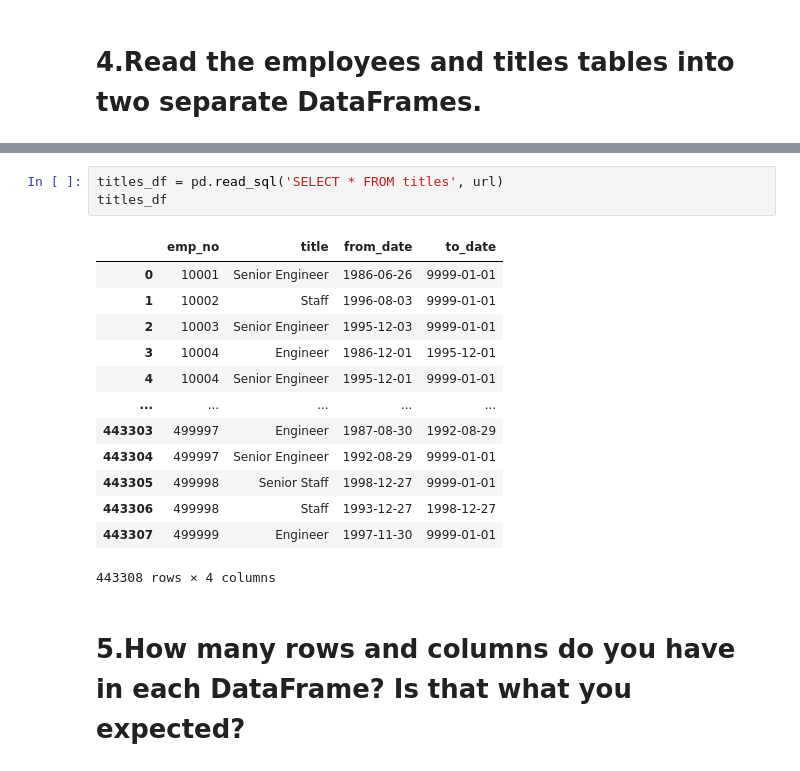
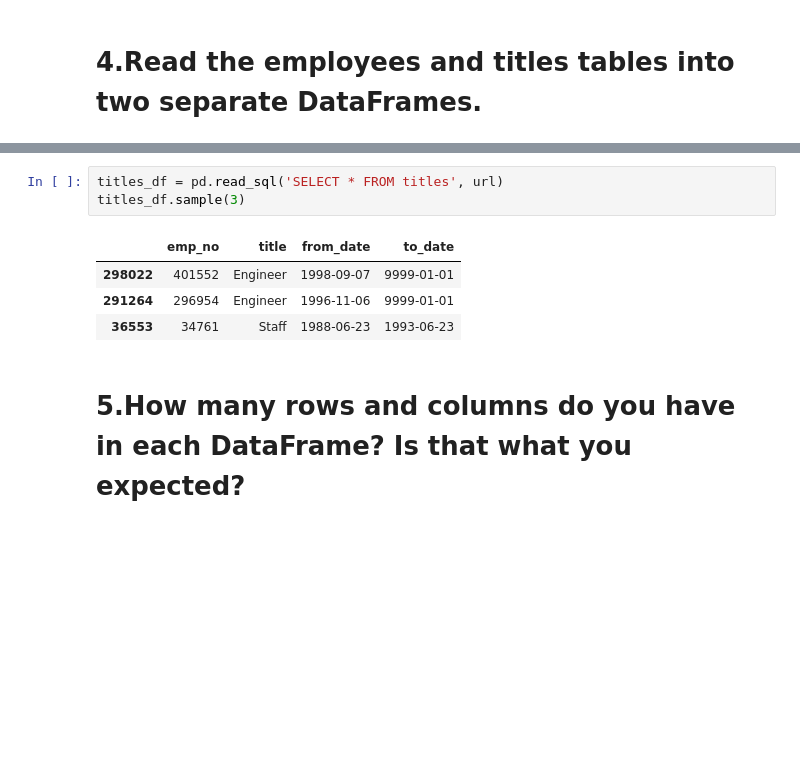
Before and after one commit to Olivert75/numpy-pandas-visualization-exercises, a Jupyter notebook: advanced_dataframes.ipynb, the cells around one changed output, grey strips where cells are left out. Drawn from its saved outputs; the diff is of its cells as text; blank space fills up the shorter version.

```diff
--- a/advanced_dataframes.ipynb
+++ b/advanced_dataframes.ipynb
@@ -73,20 +66,11 @@ emp_df
 # %%
 titles_df = pd.read_sql('SELECT * FROM titles', url)
-titles_df
+titles_df.sample(3)
 # %% [output]
 |  | emp_no | title | from_date | to_date |
-| 0 | 10001 | Senior Engineer | 1986-06-26 | 9999-01-01 |
-| 1 | 10002 | Staff | 1996-08-03 | 9999-01-01 |
-| 2 | 10003 | Senior Engineer | 1995-12-03 | 9999-01-01 |
-| 3 | 10004 | Engineer | 1986-12-01 | 1995-12-01 |
-| 4 | 10004 | Senior Engineer | 1995-12-01 | 9999-01-01 |
-| ... | ... | ... | ... | ... |
-| 443303 | 499997 | Engineer | 1987-08-30 | 1992-08-29 |
-| 443304 | 499997 | Senior Engineer | 1992-08-29 | 9999-01-01 |
-| 443305 | 499998 | Senior Staff | 1998-12-27 | 9999-01-01 |
-| 443306 | 499998 | Staff | 1993-12-27 | 1998-12-27 |
-| 443307 | 499999 | Engineer | 1997-11-30 | 9999-01-01 |
+| 298022 | 401552 | Engineer | 1998-09-07 | 9999-01-01 |
+| 291264 | 296954 | Engineer | 1996-11-06 | 9999-01-01 |
+| 36553 | 34761 | Staff | 1988-06-23 | 1993-06-23 |
-443308 rows × 4 columns
 # %% [markdown]
 # 5.How many rows and columns do you have in each DataFrame? Is that what you expected?
 # %% [markdown]
```
Also changed, not shown: parts of 3 cells of this notebook.
